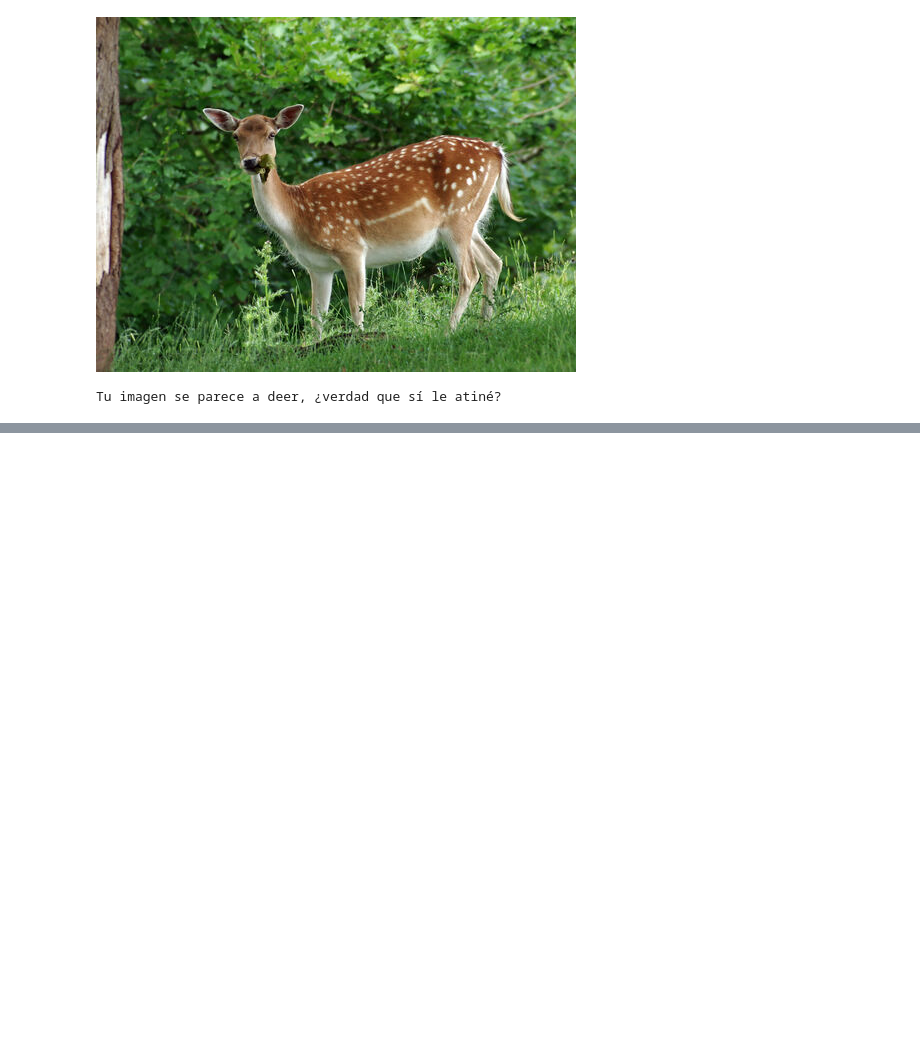
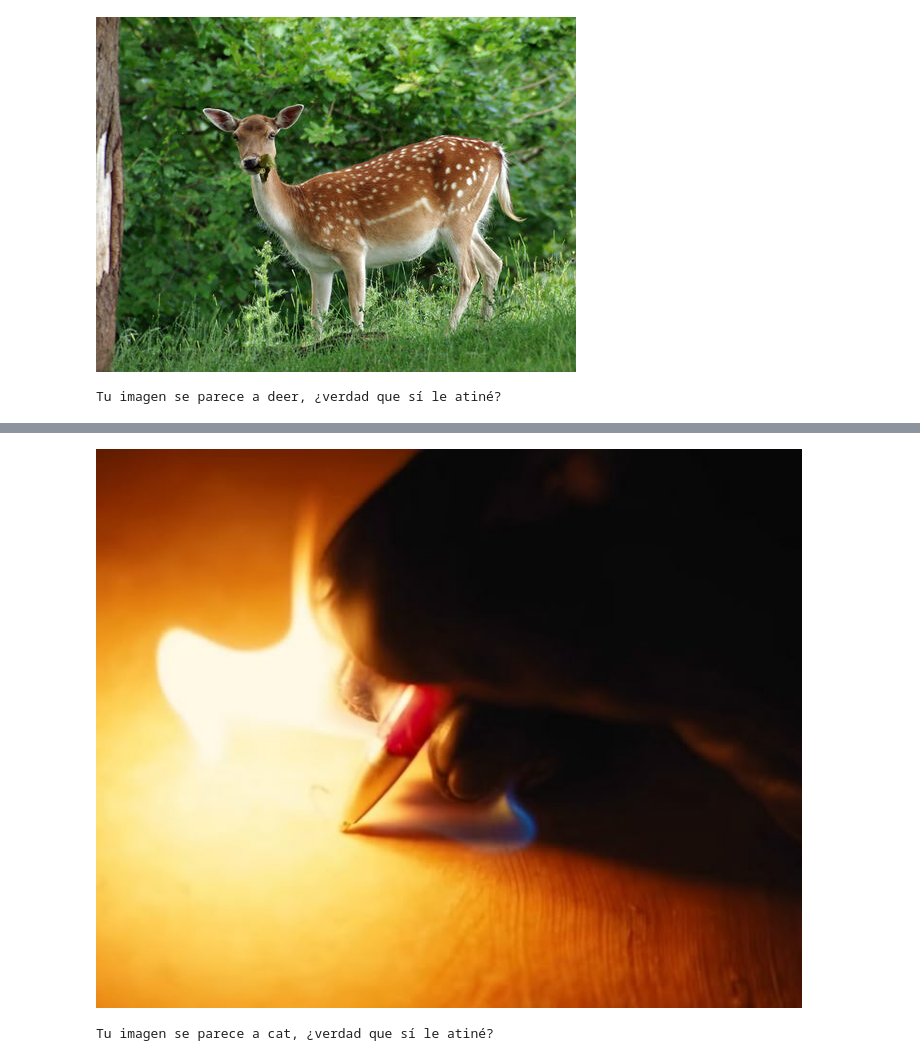
Before and after one commit to HakkinDavid/computational-intelligence, a Jupyter notebook: RedesConvolucionalesPyTorch.ipynb, the cells around one changed output, grey strips where cells are left out. Cells and saved outputs as stored; diff of their text form; code cells hidden in the pictures; blank space fills up the shorter version.

Commit message:
¿verdad que sí le atiné?

```diff
--- a/RedesConvolucionalesPyTorch.ipynb
+++ b/RedesConvolucionalesPyTorch.ipynb
@@ -349,0 +356,6 @@ Tu imagen se parece a deer, ¿verdad que sí le atiné?
+# %%
+adivinación_inferencil = predecir_en_cifar_10(input("Ruta a la imagen: "), mostrar=True)
+print(f"Tu imagen se parece a {adivinación_inferencil}, ¿verdad que sí le atiné?")
+# %% [output]
+[figure, added]
+Tu imagen se parece a cat, ¿verdad que sí le atiné?
```
Also changed, not shown: parts of 2 cells of this notebook, 1 other file.
